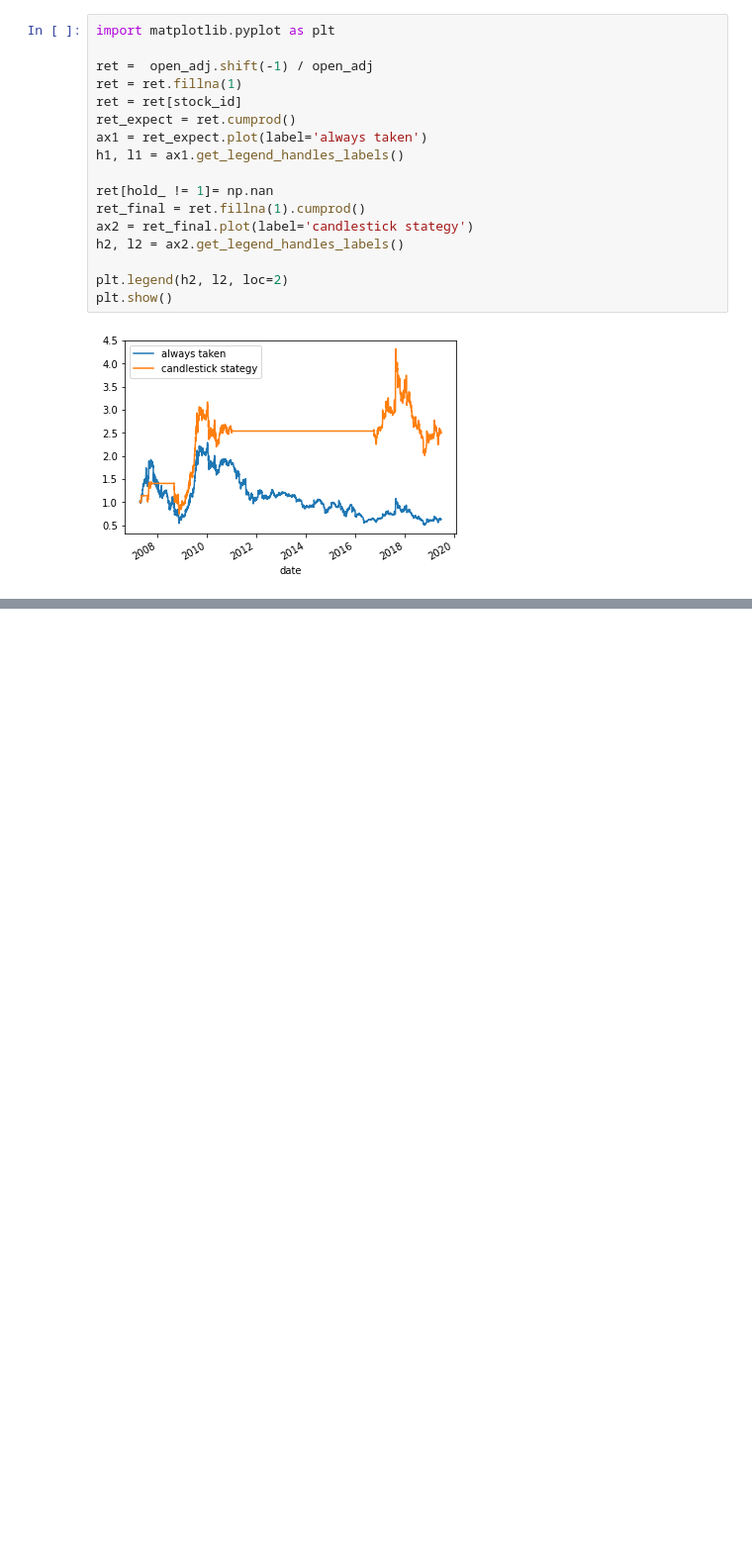
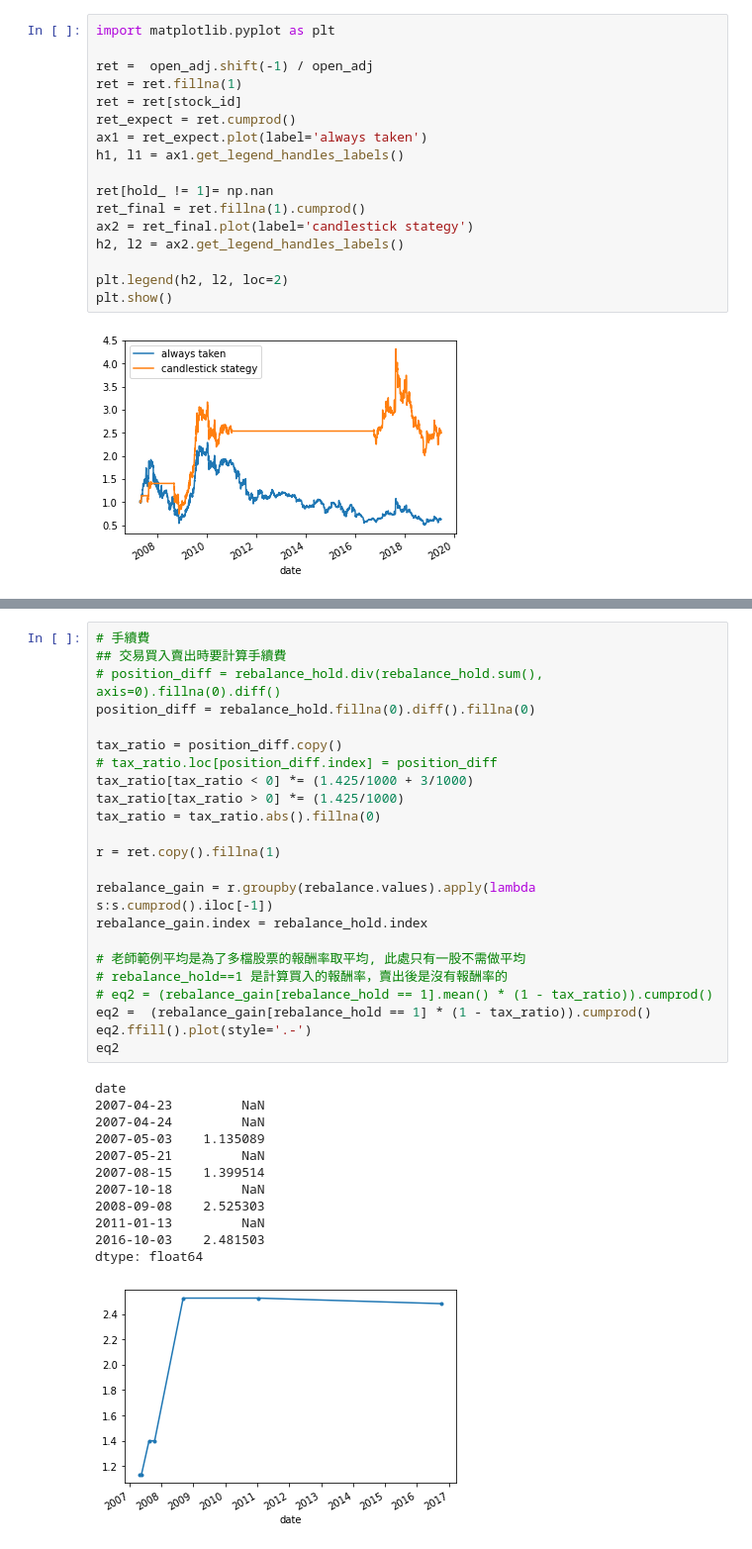
Before and after one commit to steny138/TWStockML, a Jupyter notebook: lyctwstock/candlestick.ipynb, the cells around one changed output, grey strips where cells are left out. Shown at 99% size. Drawn from its saved outputs; the diff is of its cells as text; blank space fills up the shorter version.

```diff
--- a/lyctwstock/candlestick.ipynb
+++ b/lyctwstock/candlestick.ipynb
@@ -279,0 +386,36 @@ plt.show()
+# %%
+# 手續費
+## 交易買入賣出時要計算手續費
+# position_diff = rebalance_hold.div(rebalance_hold.sum(), axis=0).fillna(0).diff()
+position_diff = rebalance_hold.fillna(0).diff().fillna(0)
+
+tax_ratio = position_diff.copy()
+# tax_ratio.loc[position_diff.index] = position_diff
+tax_ratio[tax_ratio < 0] *= (1.425/1000 + 3/1000)
+tax_ratio[tax_ratio > 0] *= (1.425/1000)
+tax_ratio = tax_ratio.abs().fillna(0)
+
+r = ret.copy().fillna(1)
+
+rebalance_gain = r.groupby(rebalance.values).apply(lambda s:s.cumprod().iloc[-1])
+rebalance_gain.index = rebalance_hold.index
+
+# 老師範例平均是為了多檔股票的報酬率取平均, 此處只有一股不需做平均
+# rebalance_hold==1 是計算買入的報酬率，賣出後是沒有報酬率的
+# eq2 = (rebalance_gain[rebalance_hold == 1].mean() * (1 - tax_ratio)).cumprod()
+eq2 =  (rebalance_gain[rebalance_hold == 1] * (1 - tax_ratio)).cumprod()
+eq2.ffill().plot(style='.-')
+eq2
+# %% [output]
+date
+2007-04-23         NaN
+2007-04-24         NaN
+2007-05-03    1.135089
+2007-05-21         NaN
+2007-08-15    1.399514
+2007-10-18         NaN
+2008-09-08    2.525303
+2011-01-13         NaN
+2016-10-03    2.481503
+dtype: float64
+[figure, added]
```
Also changed, not shown: parts of 5 cells of this notebook, 1 other file.
